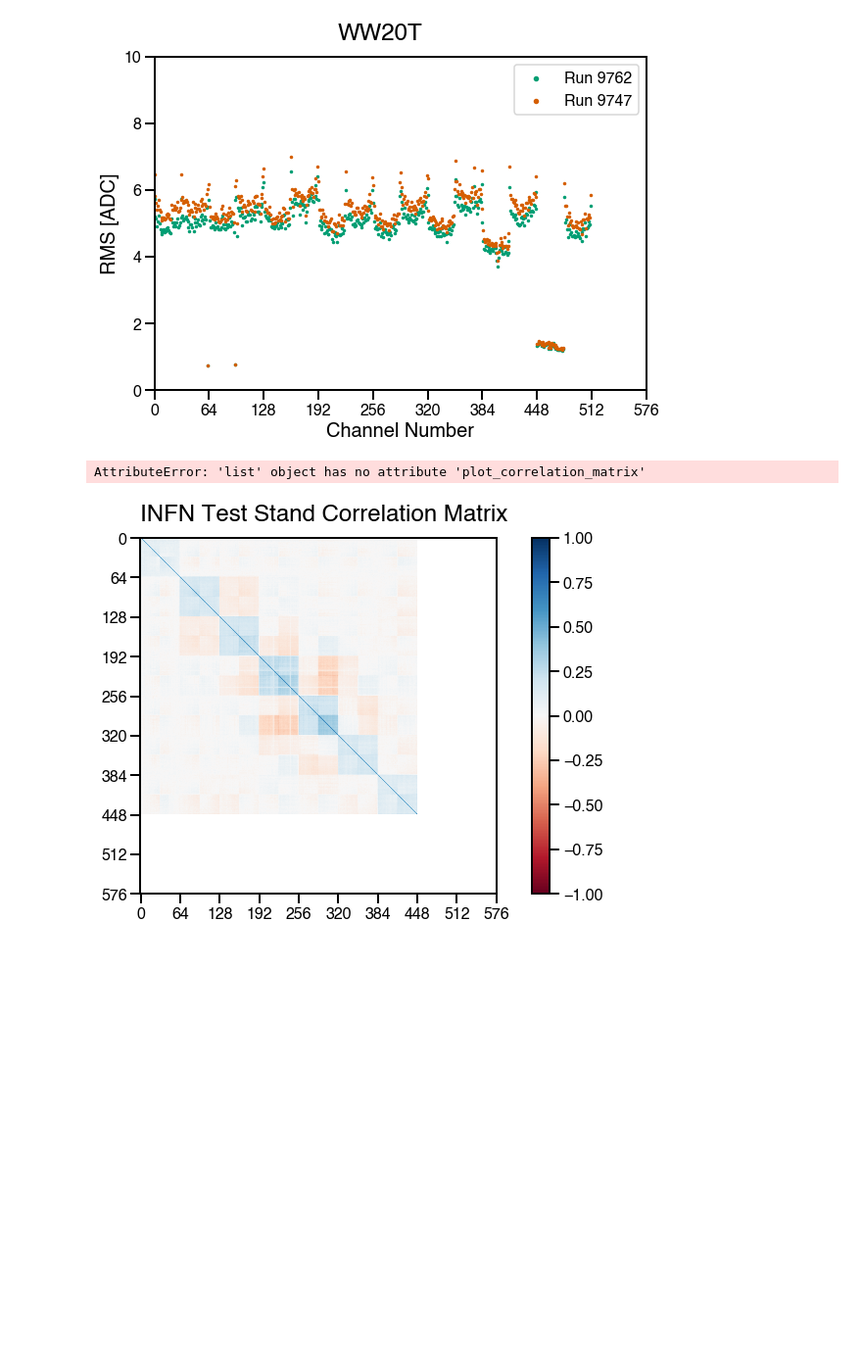
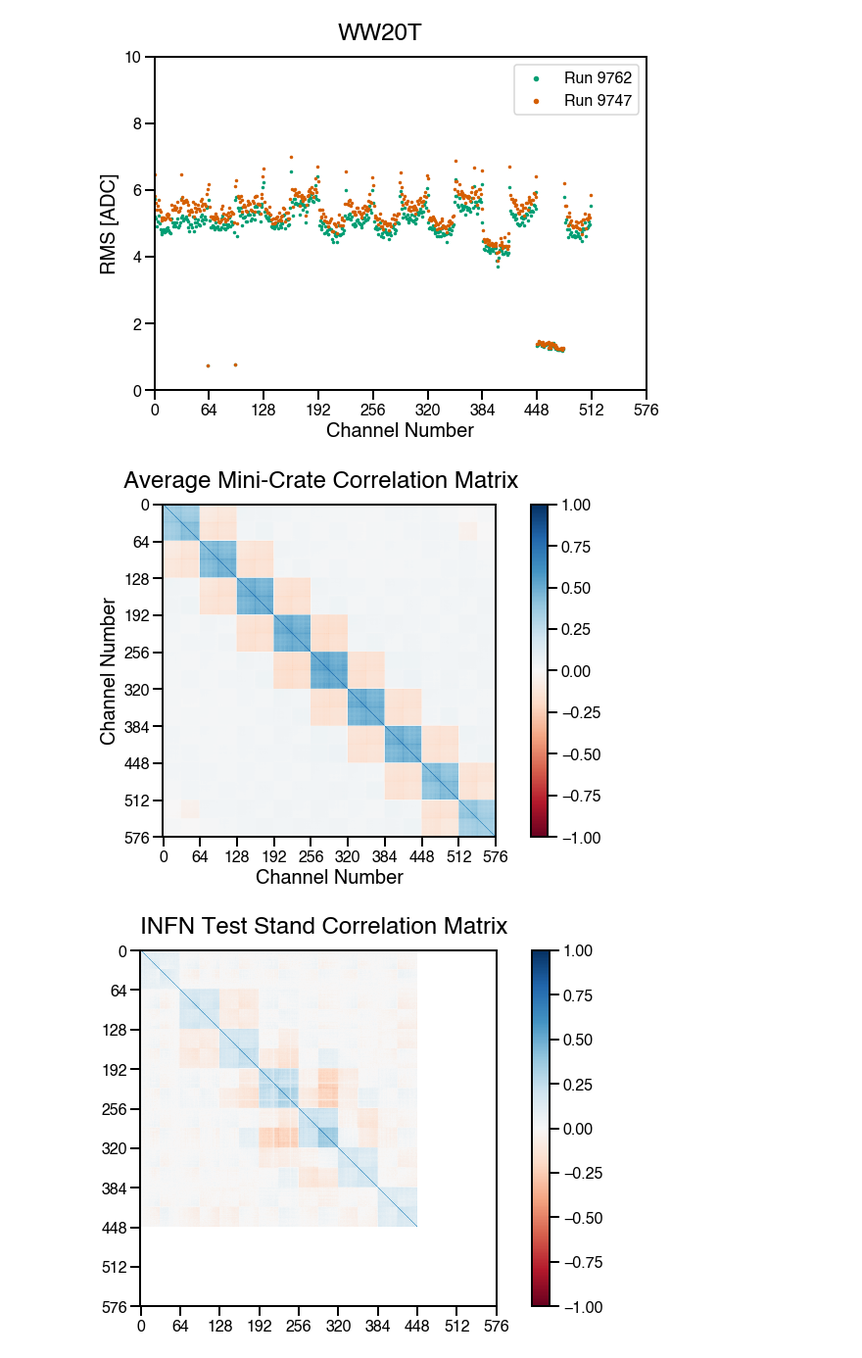
Before and after one commit to justinjmueller/icarus_tpc_analysis, a Jupyter notebook: noise.ipynb, the cells around one changed output. Shown at 98% size. Saved outputs shown, nothing was run; the diff lists cells and outputs as text; code cells hidden in the pictures; blank space fills up the shorter version.

Commit message:
Fixed Jupyter notebook demonstrator correlation matrix calls

```diff
--- a/noise.ipynb
+++ b/noise.ipynb
@@ -9,8 +11,9 @@ labels = ['Run 9762', 'Run 9747']
 plot_crate(data, labels, 'rawrms', 'WW20T')
 # %% [output]
 [figure]
-# %%
-data.plot_correlation_matrix('all')
-# %% [output]
-AttributeError: 'list' object has no attribute 'plot_correlation_matrix'
+# %%
+# Test correlation matrix for FNAL data.
+data[0].plot_correlation_matrix('all')
+# %% [output]
+[figure, added]
 # %%
```
Also changed, not shown: parts of 3 cells of this notebook.
